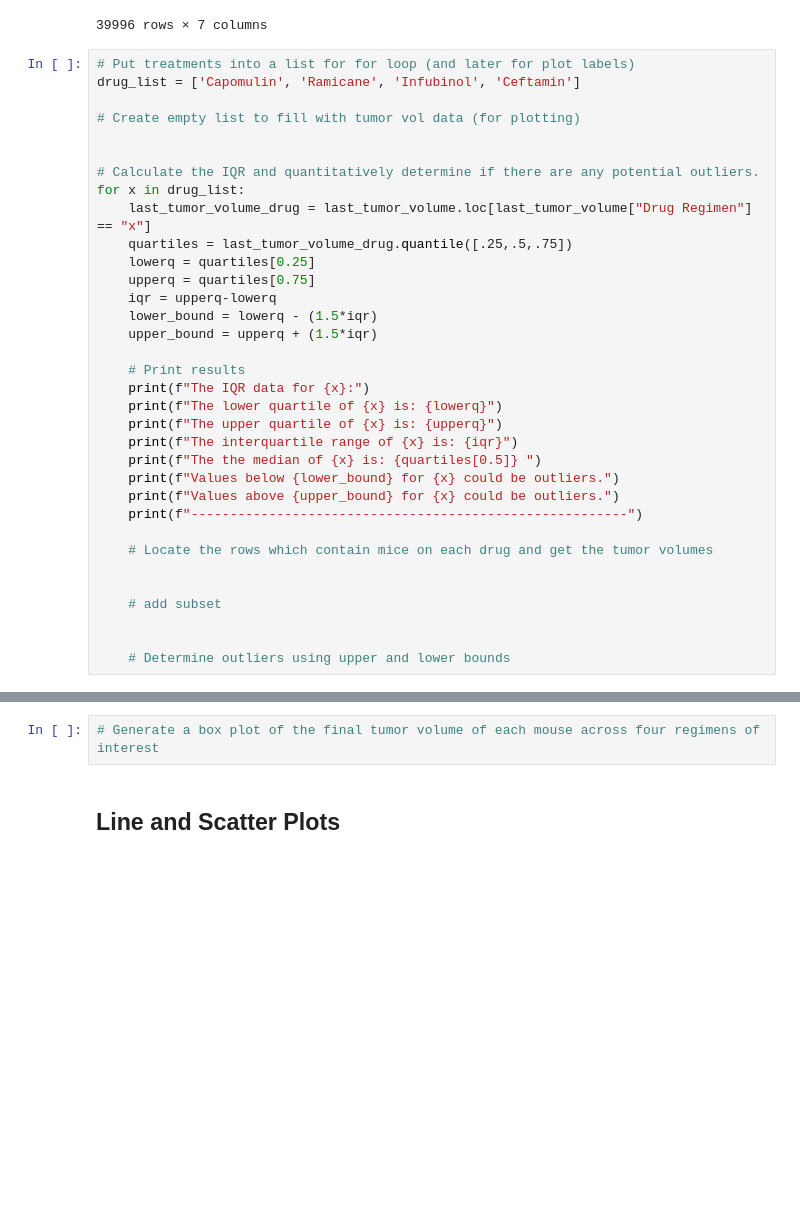
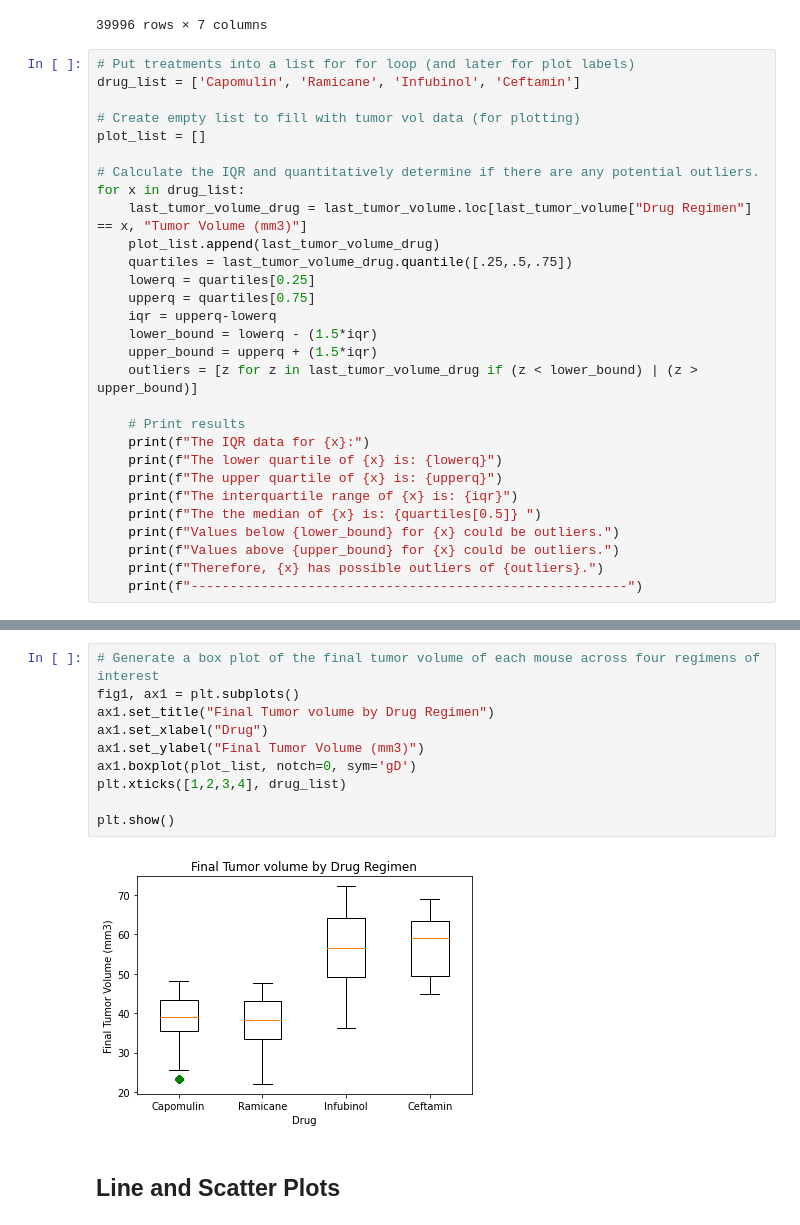
Before and after one commit to mattyk33/Pymaceuticals-Matplotlib, a Jupyter notebook: Pymaceuticals/pymaceuticals_starter.ipynb, the cells around one changed output, grey strips where cells are left out. Drawn from its saved outputs; the diff is of its cells as text; blank space fills up the shorter version.

Commit message:
Outliers and Box plot

```diff
--- a/Pymaceuticals/pymaceuticals_starter.ipynb
+++ b/Pymaceuticals/pymaceuticals_starter.ipynb
@@ -290,17 +290,19 @@ last_tumor_volume.set_index(["Mouse ID"])
 drug_list = ['Capomulin', 'Ramicane', 'Infubinol', 'Ceftamin']
 
 # Create empty list to fill with tumor vol data (for plotting)
-
+plot_list = []
 
 # Calculate the IQR and quantitatively determine if there are any potential outliers.
 for x in drug_list:
-    last_tumor_volume_drug = last_tumor_volume.loc[last_tumor_volume["Drug Regimen"] == "x"]
+    last_tumor_volume_drug = last_tumor_volume.loc[last_tumor_volume["Drug Regimen"] == x, "Tumor Volume (mm3)"]
+    plot_list.append(last_tumor_volume_drug)
     quartiles = last_tumor_volume_drug.quantile([.25,.5,.75])
     lowerq = quartiles[0.25]
     upperq = quartiles[0.75]
     iqr = upperq-lowerq
     lower_bound = lowerq - (1.5*iqr)
     upper_bound = upperq + (1.5*iqr)
+    outliers = [z for z in last_tumor_volume_drug if (z < lower_bound) | (z > upper_bound)]
 
     # Print results
     print(f"The IQR data for {x}:")
@@ -310,13 +312,6 @@ for x in drug_list:
     print(f"The the median of {x} is: {quartiles[0.5]} ")
     print(f"Values below {lower_bound} for {x} could be outliers.")
     print(f"Values above {upper_bound} for {x} could be outliers.")
+    print(f"Therefore, {x} has possible outliers of {outliers}.")
     print(f"--------------------------------------------------------")
-
-    # Locate the rows which contain mice on each drug and get the tumor volumes
-
-
-    # add subset
-
-
-    # Determine outliers using upper and lower bounds
 # %% [output]
@@ -324,5 +335,15 @@ KeyError: 0.25
 # %%
 # Generate a box plot of the final tumor volume of each mouse across four regimens of interest
+fig1, ax1 = plt.subplots()
+ax1.set_title("Final Tumor volume by Drug Regimen")
+ax1.set_xlabel("Drug")
+ax1.set_ylabel("Final Tumor Volume (mm3)")
+ax1.boxplot(plot_list, notch=0, sym='gD')
+plt.xticks([1,2,3,4], drug_list)
+
+plt.show()
+# %% [output]
+[figure, added]
 # %% [markdown]
 ## Line and Scatter Plots
 # %%
```
Also changed, not shown: parts of 9 cells of this notebook.
